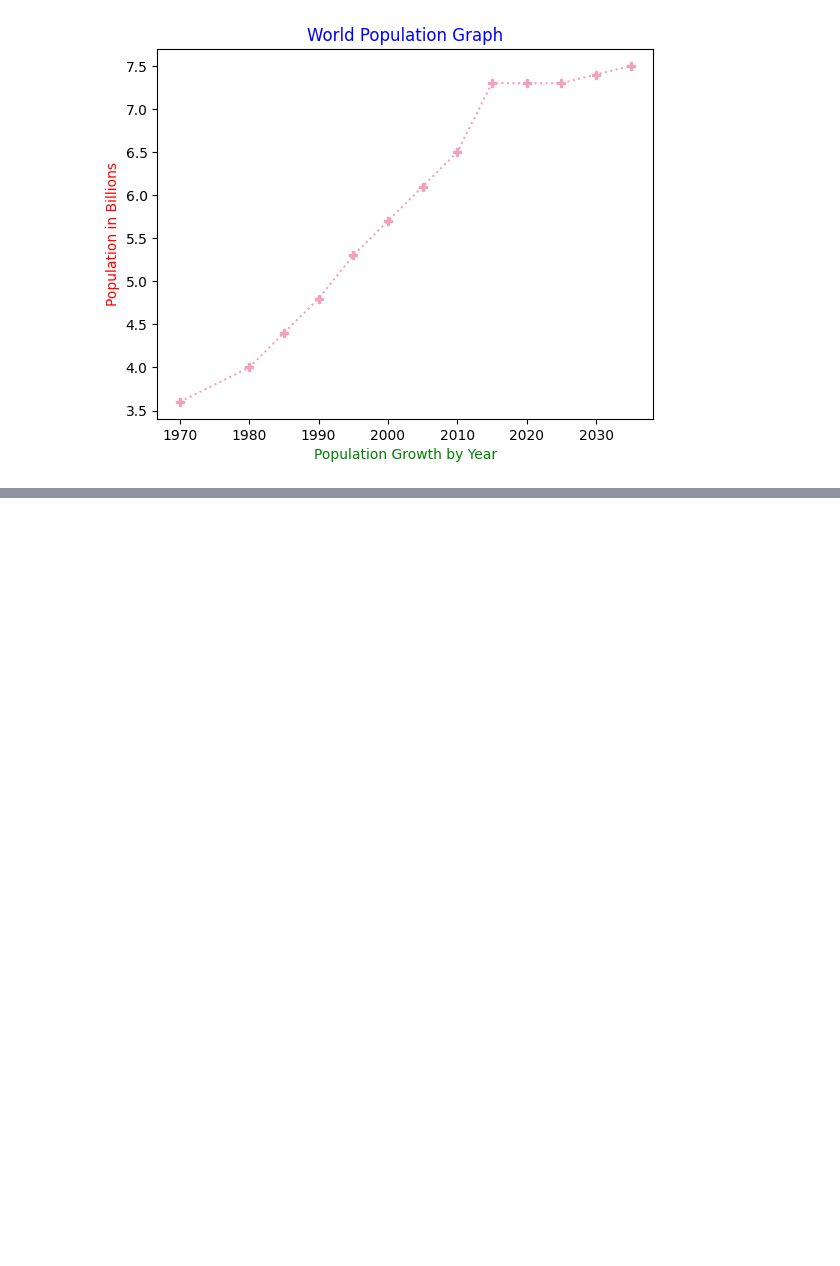
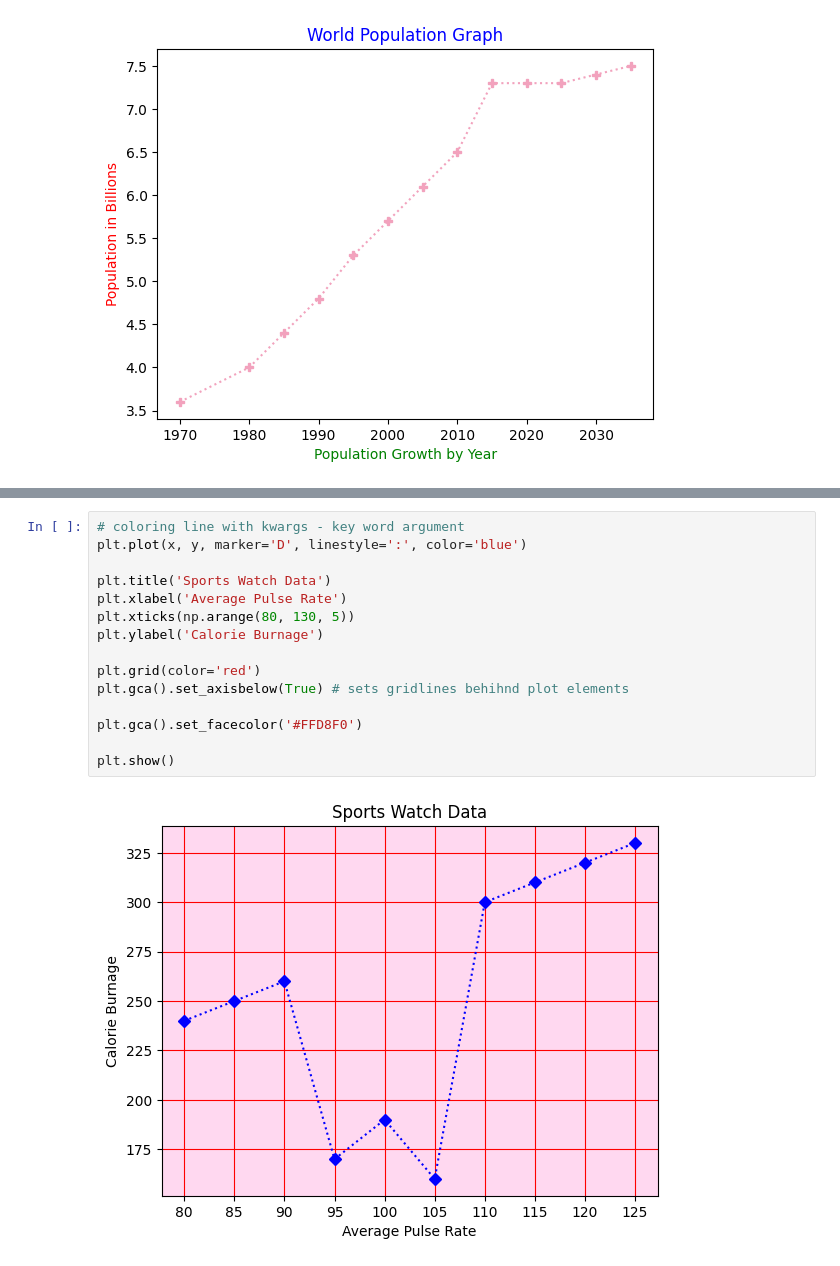
Before and after one commit to naiilaahh/MatPlotLib, a Jupyter notebook: MatPlotLib.ipynb, the cells around one changed output, grey strips where cells are left out. Drawn from its saved outputs; the diff is of its cells as text; blank space fills up the shorter version.

```diff
--- a/MatPlotLib.ipynb
+++ b/MatPlotLib.ipynb
@@ -61,0 +97,17 @@ plt.show()
+# %%
+# coloring line with kwargs - key word argument
+plt.plot(x, y, marker='D', linestyle=':', color='blue')
+
+plt.title('Sports Watch Data')
+plt.xlabel('Average Pulse Rate')
+plt.xticks(np.arange(80, 130, 5))
+plt.ylabel('Calorie Burnage')
+
+plt.grid(color='red')
+plt.gca().set_axisbelow(True) # sets gridlines behihnd plot elements
+
+plt.gca().set_facecolor('#FFD8F0')
+
+plt.show()
+# %% [output]
+[figure, added]
```
Also changed, not shown: parts of 9 cells of this notebook, 6 other files.
